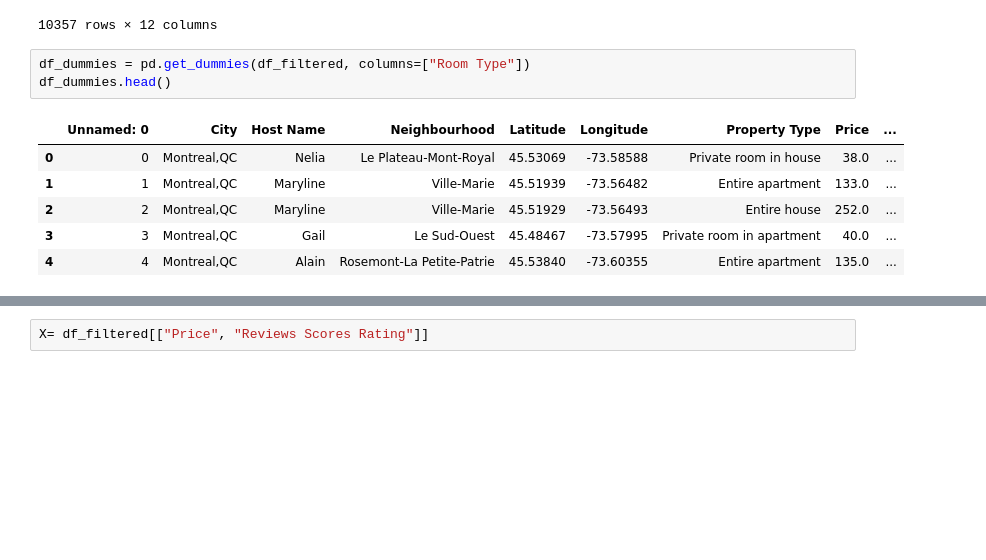
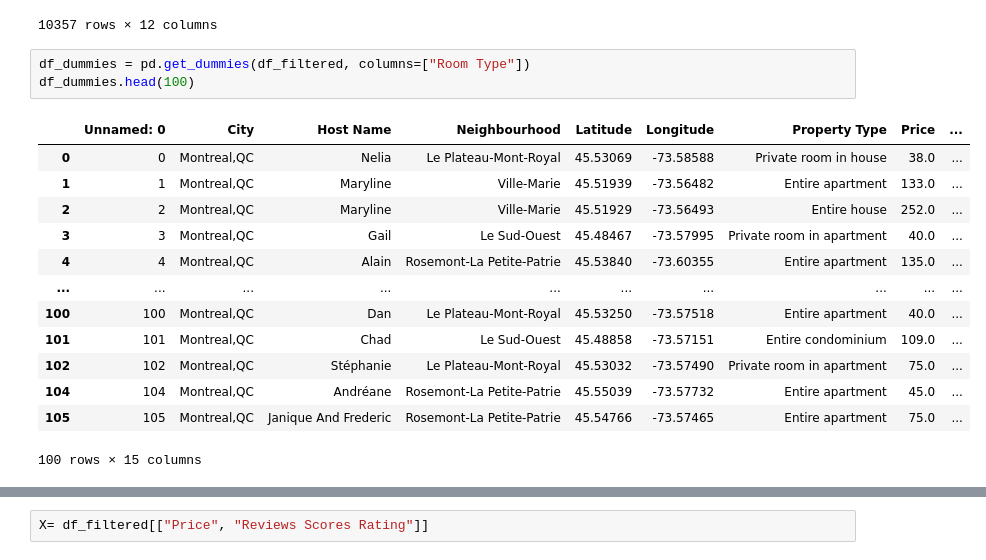
Before and after one commit to JorgeArV/Travel_Destinations, a Jupyter notebook: Extract_and_Load/ML_Test_cluster_one city 3 inputs.ipynb, the cells around one changed output, grey strips where cells are left out. Drawn from its saved outputs; the diff is of its cells as text; blank space fills up the shorter version.

```diff
--- a/Extract_and_Load/ML_Test_cluster_one city 3 inputs.ipynb
+++ b/Extract_and_Load/ML_Test_cluster_one city 3 inputs.ipynb
@@ -88,12 +88,19 @@ df_filtered
 10357 rows × 12 columns
 # %%
 df_dummies = pd.get_dummies(df_filtered, columns=["Room Type"])
-df_dummies.head()
+df_dummies.head(100)
 # %% [output]
 |  | Unnamed: 0 | City | Host Name | Neighbourhood | Latitude | Longitude | Property Type | Price | ... |
 | 0 | 0 | Montreal,QC | Nelia | Le Plateau-Mont-Royal | 45.53069 | -73.58588 | Private room in house | 38.0 | ... |
 | 1 | 1 | Montreal,QC | Maryline | Ville-Marie | 45.51939 | -73.56482 | Entire apartment | 133.0 | ... |
 | 2 | 2 | Montreal,QC | Maryline | Ville-Marie | 45.51929 | -73.56493 | Entire house | 252.0 | ... |
 | 3 | 3 | Montreal,QC | Gail | Le Sud-Ouest | 45.48467 | -73.57995 | Private room in apartment | 40.0 | ... |
 | 4 | 4 | Montreal,QC | Alain | Rosemont-La Petite-Patrie | 45.53840 | -73.60355 | Entire apartment | 135.0 | ... |
+| ... | ... | ... | ... | ... | ... | ... | ... | ... | ... |
+| 100 | 100 | Montreal,QC | Dan | Le Plateau-Mont-Royal | 45.53250 | -73.57518 | Entire apartment | 40.0 | ... |
+| 101 | 101 | Montreal,QC | Chad | Le Sud-Ouest | 45.48858 | -73.57151 | Entire condominium | 109.0 | ... |
+| 102 | 102 | Montreal,QC | Stéphanie | Le Plateau-Mont-Royal | 45.53032 | -73.57490 | Private room in apartment | 75.0 | ... |
+| 104 | 104 | Montreal,QC | Andréane | Rosemont-La Petite-Patrie | 45.55039 | -73.57732 | Entire apartment | 45.0 | ... |
+| 105 | 105 | Montreal,QC | Janique And Frederic | Rosemont-La Petite-Patrie | 45.54766 | -73.57465 | Entire apartment | 75.0 | ... |
+100 rows × 15 columns
 # %%
```
Also changed, not shown: parts of 10 cells of this notebook.
